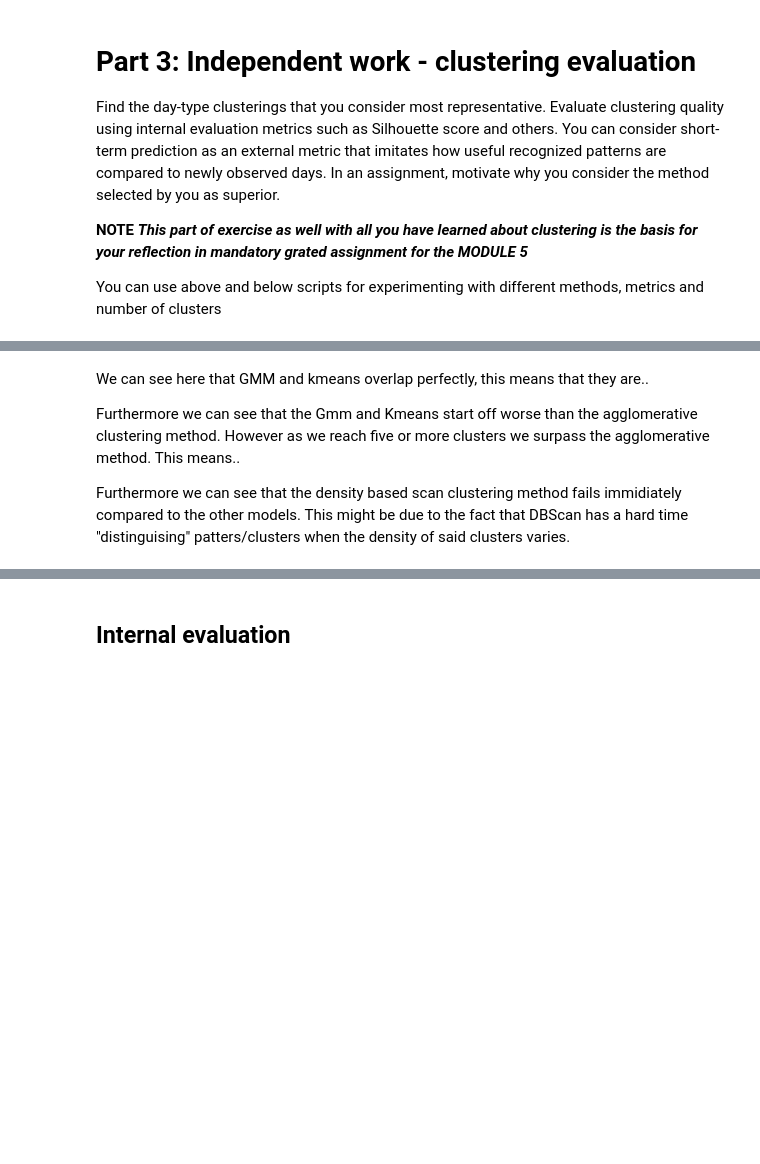
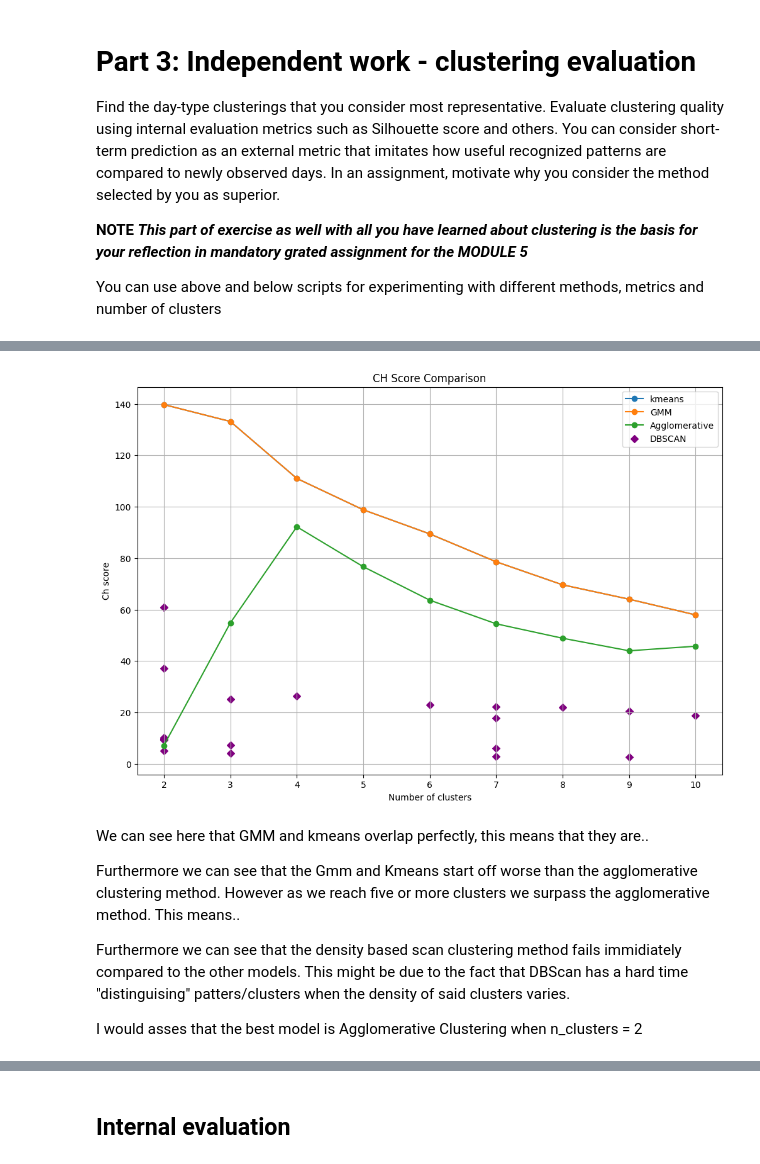
Before and after one commit to marcusflygar1-hash/AI_Course_Submissions_real, a Jupyter notebook: Exercise_5_Clustering/exercise_5_clustering.ipynb, the cells around one changed output, grey strips where cells are left out. Cells and saved outputs as stored; diff of their text form; code cells hidden in the pictures; blank space fills up the shorter version.

```diff
--- a/Exercise_5_Clustering/exercise_5_clustering.ipynb
+++ b/Exercise_5_Clustering/exercise_5_clustering.ipynb
@@ -731,3 +835,26 @@ plt.show()
+# %%
+import matplotlib.pyplot as plt
+
+plt.figure(figsize=(12,8))
+#plotting models.
+for method in df_all_mod["model"].unique():
+    df_method = df_all_mod[df_all_mod["model"] == method]
+    if method == "DBSCAN":
+        plt.scatter(df_method["N_clusters"], df_method["CH_Score"],
+                    marker="D", label=method, color="purple")
+    else:
+        plt.plot(df_method["N_clusters"], df_method["CH_Score"],
+                 marker="o", label=method)
+
+
+plt.xlabel("Number of clusters")
+plt.ylabel("Ch score")
+plt.title("CH Score Comparison")
+plt.legend()
+plt.grid(True)
+plt.show()
+# %% [output]
+[figure, added]
 # %% [markdown]
 We can see here that GMM and kmeans overlap perfectly, this means that they are..
 
@@ -735,3 +862,5 @@ Furthermore we can see that the Gmm and Kmeans start off worse than the agglomer
 This means..
 
 Furthermore we can see that the density based scan clustering method fails immidiately compared to the other models. This might be due to the fact that DBScan has a hard time "distinguising" patters/clusters when the density of said clusters varies.
+
+I would asses that the best model is Agglomerative Clustering when n_clusters = 2
```
Also changed, not shown: parts of 23 cells of this notebook.
